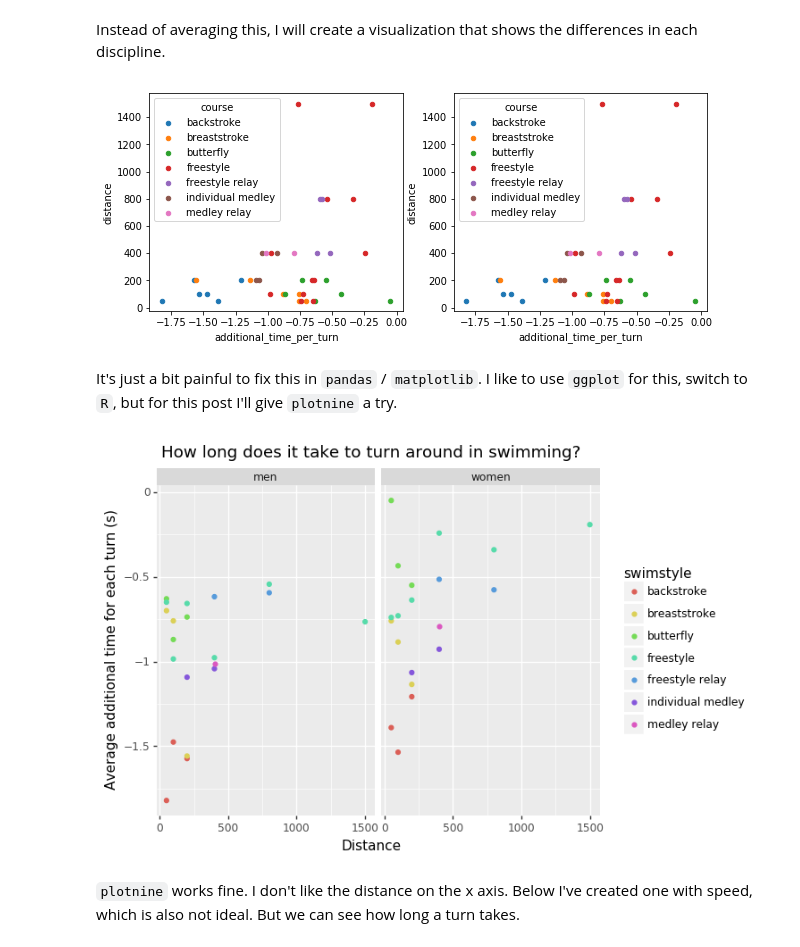
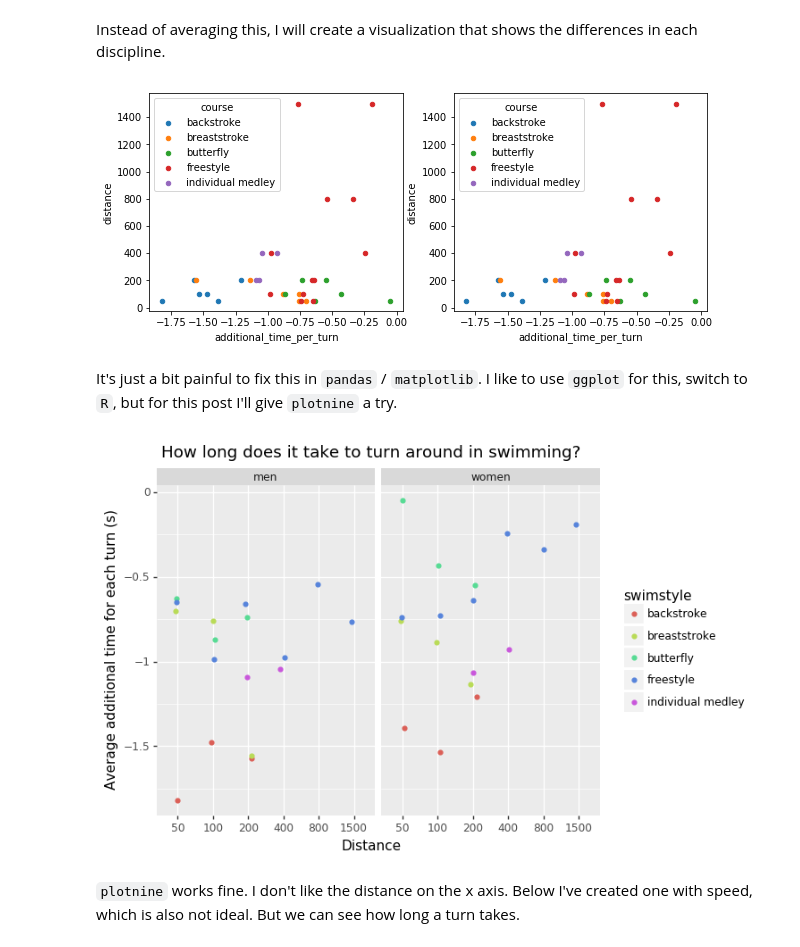
Before and after one commit to Gijs-Koot/Gijs-Koot.github.io, a Jupyter notebook: notebooks/swimming-records.ipynb, the cells around one changed output. Drawn from its saved outputs; the diff is of its cells as text; code cells hidden in the pictures.

```diff
--- a/notebooks/swimming-records.ipynb
+++ b/notebooks/swimming-records.ipynb
@@ -293,6 +304,8 @@ view.sample(5)
 # %%
 view["additional_turnpoints"] = ((view.distance / 25) - 1) - ((view.distance / 50) - 1)
 view["additional_time_per_turn"] = (view.short - view.long) / (view.additional_turnpoints)
+
+view = view[~view.swimstyle.str.contains('relay')].copy()
 view.sample(5)
 # %% [output]
 | course | distance | swimstyle | category | long | short | additional_turnpoints | additional_time_per_turn |
@@ -315,23 +328,25 @@ fig, axes = plt.subplots(1, 2, figsize = (10, 4))
 for cat, ax in zip(["women", "men"], axes):
     plot_cat(cat, ax)
 # %% [output]
-[figure, old version]
+[figure, new version]
 # %% [markdown]
 It's just a bit painful to fix this in `pandas` / `matplotlib`. I like to use `ggplot` for this, switch to `R`, but for this post I'll give `plotnine` a try.
 # %%
 import plotnine as pn
 
 fig = pn.ggplot(view[view.category != "mixed"].dropna()) + \
-    pn.geom_point(pn.aes(x = "distance", y = "additional_time_per_turn", color = "swimstyle")) + \
+    pn.geom_jitter(
+        pn.aes(x = "factor(distance)", y = "additional_time_per_turn", color = "swimstyle"),
+        width = .1, height = 0) + \
     pn.facet_wrap(facets = "category") + \
     pn.labs(
         x = "Distance",
         y = "Average additional time for each turn (s)",
         title = "How long does it take to turn around in swimming?")
 
 fig.draw();
 # %% [output]
-[figure, old version]
+[figure, new version]
 # %% [markdown]
 `plotnine` works fine. I don't like the distance on the x axis. Below I've created one with speed, which is also not ideal. But we can see how long a turn takes.
 # %%
```
Also changed, not shown: parts of 22 cells of this notebook, 6 other files.
